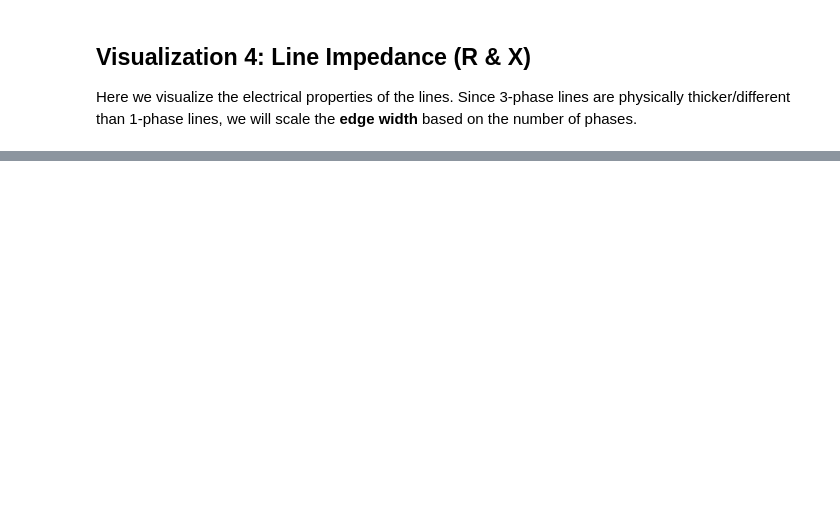
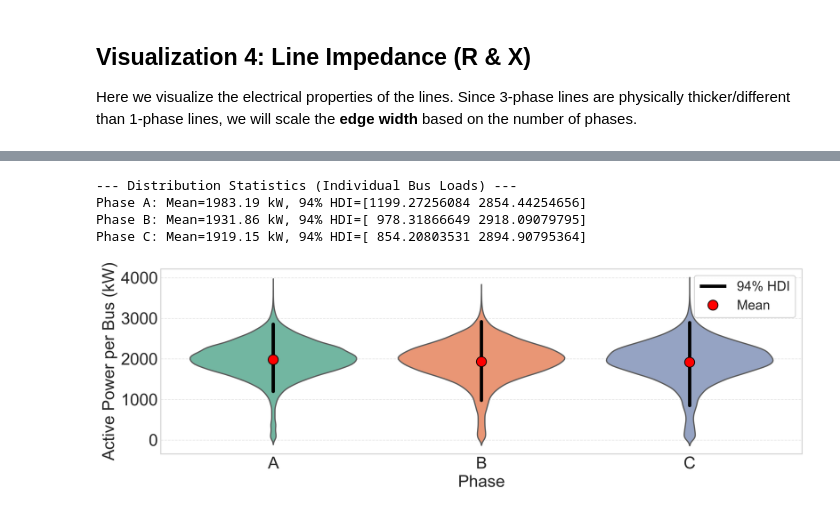
Before and after one commit to HenriqueCaetano1/bayesgrid, a Jupyter notebook: notebook_tutorials/5 Visualization of generated grids.ipynb, the cells around one changed output, grey strips where cells are left out. Saved outputs shown, nothing was run; the diff lists cells and outputs as text; code cells hidden in the pictures; blank space fills up the shorter version.

```diff
--- a/notebook_tutorials/5 Visualization of generated grids.ipynb
+++ b/notebook_tutorials/5 Visualization of generated grids.ipynb
@@ -439,0 +597,79 @@ plt.show()
+# %%
+import numpy as np
+import pandas as pd
+import matplotlib.pyplot as plt
+import seaborn as sns
+import arviz as az
+
+# --- 1. Prepare Data: Filter Non-Zero Power for Each Phase ---
+# We need to create a "long-form" DataFrame for Seaborn
+# We only keep values > 0 to represent actual connected loads
+
+# Filter Phase A
+power_a = df_power.loc[df_power['P_A'] > 1e-3, 'P_A'].values
+df_a = pd.DataFrame({'Power': power_a, 'Phase': 'A'})
+
+# Filter Phase B
+power_b = df_power.loc[df_power['P_B'] > 1e-3, 'P_B'].values
+df_b = pd.DataFrame({'Power': power_b, 'Phase': 'B'})
+
+# Filter Phase C
+power_c = df_power.loc[df_power['P_C'] > 1e-3, 'P_C'].values
+df_c = pd.DataFrame({'Power': power_c, 'Phase': 'C'})
+
+# Combine into one DataFrame for plotting
+plot_df = pd.concat([df_a, df_b, df_c], ignore_index=True)
+
+# --- 2. Calculate Statistics (Mean & HDI) ---
+stats_results = {}
+for phase_char, dataset in zip(['A', 'B', 'C'], [power_a, power_b, power_c]):
+    mean_val = np.mean(dataset)
+    hdi_val = az.hdi(dataset, hdi_prob=0.94)
+    stats_results[phase_char] = {'mean': mean_val, 'hdi': hdi_val}
+
+print("--- Distribution Statistics (Individual Bus Loads) ---")
+for phase, res in stats_results.items():
+    print(f"Phase {phase}: Mean={res['mean']:.2f} kW, 94% HDI={res['hdi']}")
+
+# --- 3. Visualization ---
+plt.style.use('seaborn-v0_8-whitegrid')
+plt.figure(figsize=(12, 4),dpi=300)
+
+# Create the Violin Plot
+# inner=None removes the default boxplot inside so we can draw our own stats
+ax = sns.violinplot(x='Phase', y='Power', data=plot_df, palette="Set2", inner=None, linewidth=1.5)
+
+# Overlay Mean and HDI
+for i, phase in enumerate(['A', 'B', 'C']):
+    stats = stats_results[phase]
+    mean = stats['mean']
+    hdi_low, hdi_high = stats['hdi']
+
+    # Plot 94% HDI as a thick vertical line
+    plt.vlines(i, hdi_low, hdi_high, colors='black', lw=4, zorder=5,
+               label='94% HDI' if i == 0 else "")
+
+    # Plot Mean as a red dot
+    plt.plot(i, mean, 'o', color='red', markersize=12, markeredgecolor='black', zorder=6,
+             label='Mean' if i == 0 else "")
+
+# Formatting for Publication
+plt.ylabel('Active Power per Bus (kW)', fontsize=20)
+plt.xlabel('Phase', fontsize=20)
+plt.xticks(fontsize=20)
+plt.yticks(fontsize=20)
+
+# Add Legend
+plt.legend(fontsize=16, loc='upper right', frameon=True, framealpha=0.9)
+
+# Clean up grid
+plt.grid(True, linestyle='--', alpha=0.5, axis='y')
+plt.tight_layout()
+
+plt.show()
+# %% [output]
+--- Distribution Statistics (Individual Bus Loads) ---
+Phase A: Mean=1983.19 kW, 94% HDI=[1199.27256084 2854.44254656]
+Phase B: Mean=1931.86 kW, 94% HDI=[ 978.31866649 2918.09079795]
+Phase C: Mean=1919.15 kW, 94% HDI=[ 854.20803531 2894.90795364]
+[figure, added]
```
Also changed, not shown: parts of 23 cells of this notebook, 5 other files.
